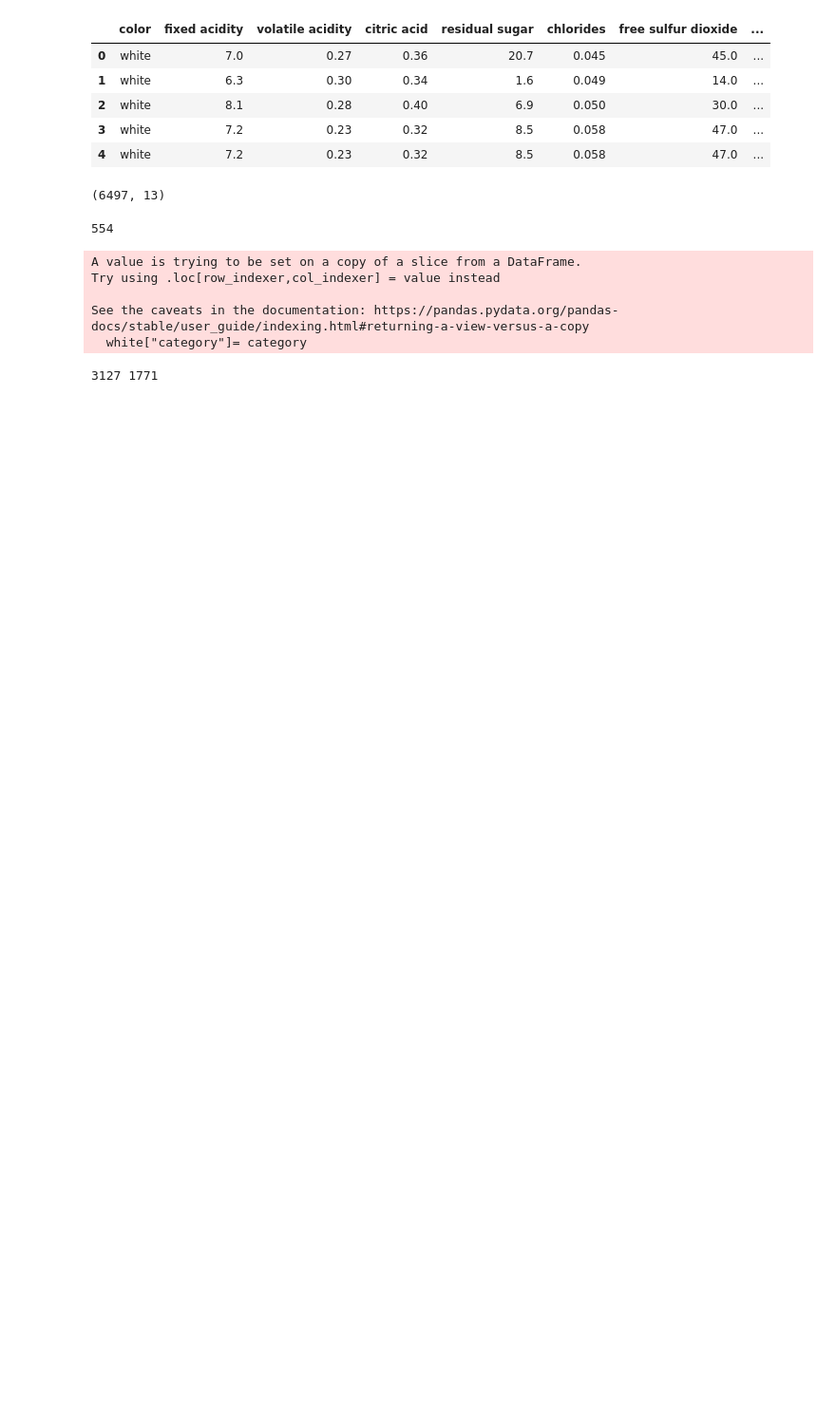
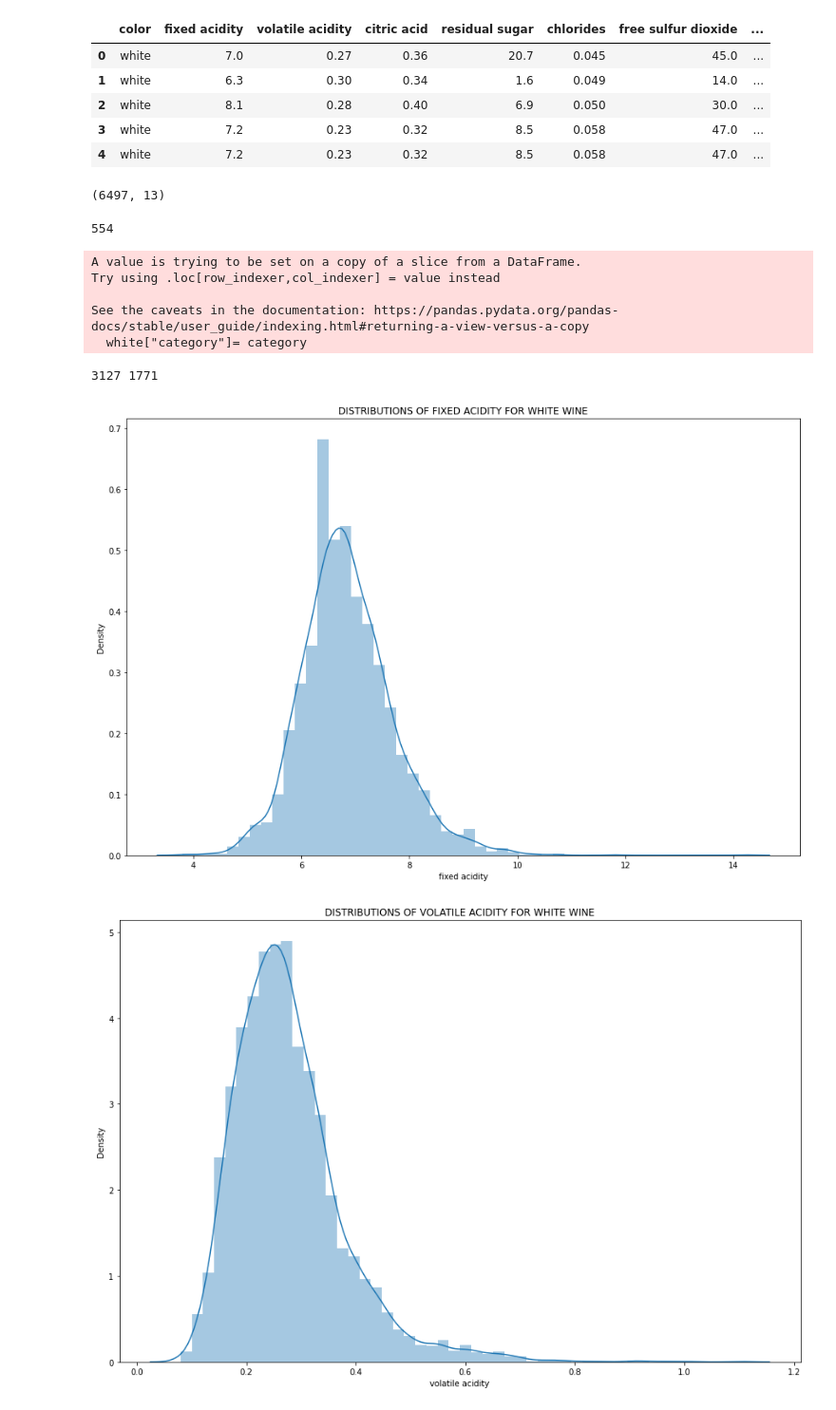
Before and after one commit to Alvin-igobwa/Wine_Analytics, a Jupyter notebook: analysis.ipynb, the cells around one changed output. Shown: that part at 95% size. Cells and saved outputs as stored; diff of their text form; code cells hidden in the pictures; blank space fills up the shorter version.

```diff
--- a/analysis.ipynb
+++ b/analysis.ipynb
@@ -50,3 +52,15 @@ good, bad = white[white.category=="good"].shape[0],white[white.category=="bad"].
 print(good,bad)
 # %% [output]
 3127 1771
+# %%
+## Distribution plot for white wine variables
+for col in white[['fixed acidity', 'volatile acidity', 'citric acid',
+       'residual sugar', 'chlorides', 'free sulfur dioxide',
+       'total sulfur dioxide', 'density', 'pH', 'sulphates', 'alcohol']]:
+    plt.figure(figsize=(15,10))
+    plt.title("DISTRIBUTIONS OF "+col.upper()+" FOR WHITE WINE")
+    sns.distplot(white[col])
+    plt.show()
+# %% [output]
+[figure, added]
+[figure, added]
```
Also changed, not shown: parts of 2 cells of this notebook.
